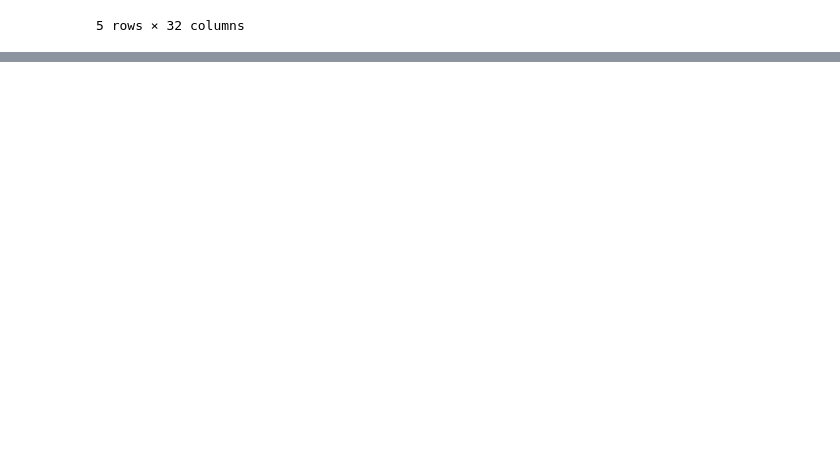
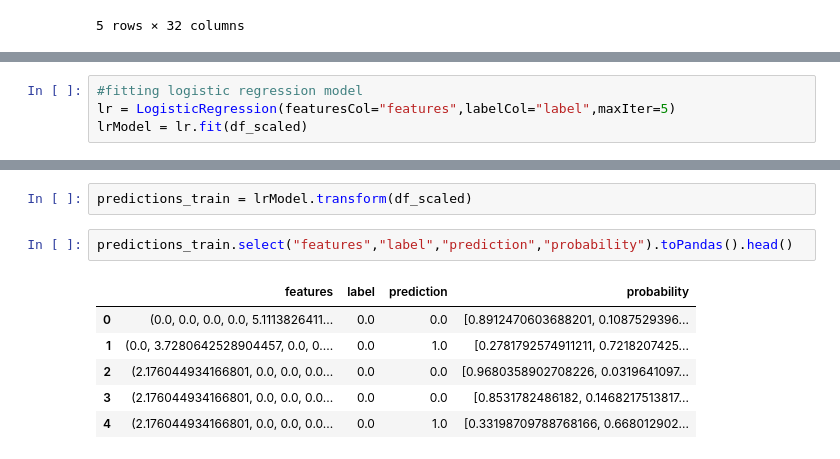
Before and after one commit to Firefwing999/coen242-project, a Jupyter notebook: COEN242 Final Project.ipynb, the cells around one changed output, grey strips where cells are left out. Saved outputs shown, nothing was run; the diff lists cells and outputs as text; blank space fills up the shorter version.

```diff
--- a/COEN242 Final Project.ipynb
+++ b/COEN242 Final Project.ipynb
@@ -154,0 +186,4 @@ spark.version
+# %%
+#fitting logistic regression model
+lr = LogisticRegression(featuresCol="features",labelCol="label",maxIter=5)
+lrModel = lr.fit(df_scaled)
@@ -154,0 +274,11 @@ spark.version
+# %%
+predictions_train = lrModel.transform(df_scaled)
+# %%
+predictions_train.select("features","label","prediction","probability").toPandas().head()
+# %% [output]
+|  | features | label | prediction | probability |
+| 0 | (0.0, 0.0, 0.0, 0.0, 5.1113826411... | 0.0 | 0.0 | [0.8912470603688201, 0.1087529396... |
+| 1 | (0.0, 3.7280642528904457, 0.0, 0.... | 0.0 | 1.0 | [0.2781792574911211, 0.7218207425... |
+| 2 | (2.176044934166801, 0.0, 0.0, 0.0... | 0.0 | 0.0 | [0.9680358902708226, 0.0319641097... |
+| 3 | (2.176044934166801, 0.0, 0.0, 0.0... | 0.0 | 0.0 | [0.8531782486182, 0.1468217513817... |
+| 4 | (2.176044934166801, 0.0, 0.0, 0.0... | 0.0 | 1.0 | [0.33198709788768166, 0.668012902... |
```
Also changed, not shown: parts of 16 cells of this notebook, 3 other files.
